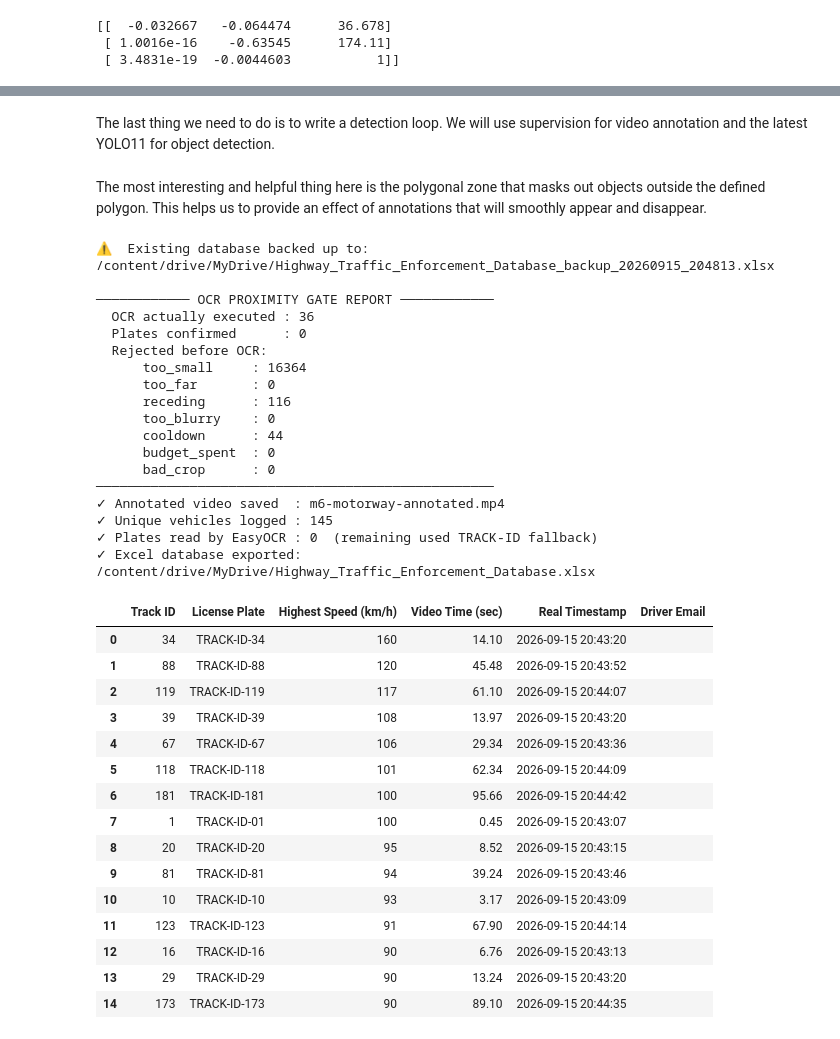
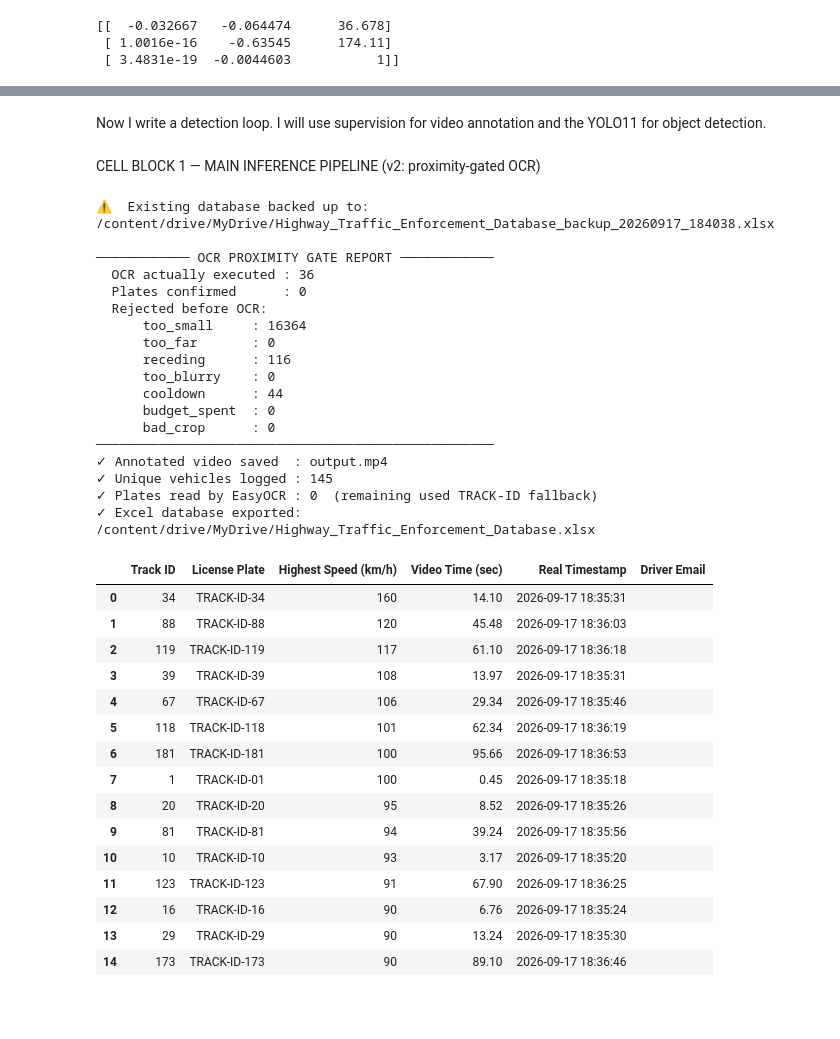
Before and after one commit to JinSakay99/Automobile-Speed-Monitoring-through-Computer-Vision, a Jupyter notebook: ProjectCapstone.ipynb, the cells around one changed output, grey strips where cells are left out. Cells and saved outputs as stored; diff of their text form; code cells hidden in the pictures; blank space fills up the shorter version.

```diff
--- a/ProjectCapstone.ipynb
+++ b/ProjectCapstone.ipynb
@@ -361,7 +356,7 @@ class Speedometer:
     def get_current_speed(self, idx: int) -> int:
         return self._speeds[idx][-1] if self._speeds[idx] else 0
 # %% [markdown]
-The last thing we need to do is to write a detection loop. We will use supervision for video annotation and the latest YOLO11 for object detection.
+Now I write a detection loop. I will use supervision for video annotation and the YOLO11 for object detection.
 # %%
 # Custom color palette for object tracking.
 colors = ("#007fff", "#0072e6", "#0066cc", "#0059b3", "#004c99", "#004080", "#003366", "#00264d")
@@ -394,12 +389,12 @@ label_annotator = sv.RichLabelAnnotator(
     color_lookup=sv.ColorLookup.TRACK,
     text_padding=6,
 )
-# %% [markdown]
-The most interesting and helpful thing here is the polygonal zone that masks out objects outside the defined polygon. This helps us to provide an effect of annotations that will smoothly appear and disappear.
+# %% [markdown]
+CELL BLOCK 1 — MAIN INFERENCE PIPELINE  (v2: proximity-gated OCR)
 # %%
 # ============================================================================
 #  CELL BLOCK 1 — MAIN INFERENCE PIPELINE  (v2: proximity-gated OCR)
-#  Replaces your existing `yolo = YOLO("yolo11m.pt", ...)` + detection-loop cell.
+#
 #
 #  Requires these to already exist from your earlier cells (unchanged):
 #     SOURCE_VIDEO, video_info, FPS, mapper, zone, Speedometer,
@@ -421,7 +416,7 @@ from ultralytics import YOLO
 
 # ----------------------------- CONFIGURATION --------------------------------
 EXCEL_PATH   = "/content/drive/MyDrive/Highway_Traffic_Enforcement_Database.xlsx"
-OUTPUT_VIDEO = "m6-motorway-annotated.mp4"
+OUTPUT_VIDEO = "output.mp4"
 
 CLASSES = [2, 3, 5, 7]          # car, motorcycle, bus, truck
 CONF    = 0.4                   # detection confidence threshold
@@ -430,7 +425,7 @@ CONF    = 0.4                   # detection confidence threshold
 # OCR now fires only when a vehicle is physically close to the camera, is still
 # approaching (not already receding), and the plate patch is actually sharp.
 #
-# Your world mapping is: image y=274 (horizon) -> world y=0
+# My world mapping is: image y=274 (horizon) -> world y=0
 #                        image y=540 (nearest) -> world y=120
 # so LARGER world-y means CLOSER to the camera.
 OCR_MIN_WORLD_Y     = 72.0   # metres: only OCR in the near ~40% of the zone
@@ -783,47 +778,47 @@ print(f"  OCR actually executed : {GATE_STATS['ocr_run']}")
 print(f"  Plates confirmed      : {GATE_STATS['ocr_success']}")
 print("  Rejected before OCR:")
 for reason in ("too_small", "too_far", "receding", "too_blurry",
                "cooldown", "budget_spent", "bad_crop"):
     print(f"      {reason:<14}: {GATE_STATS[reason]}")
 print("───────────────────────────────────────────────────")
 print(f"✓ Annotated video saved  : {OUTPUT_VIDEO}")
 print(f"✓ Unique vehicles logged : {len(telemetry_df)}")
 print(f"✓ Plates read by EasyOCR : {len(PLATE_REGISTRY)}  "
       f"(remaining used TRACK-ID fallback)")
 print(f"✓ Excel database exported: {EXCEL_PATH}")
 telemetry_df.head(15)
 # %% [output]
-⚠️  Existing database backed up to: /content/drive/MyDrive/Highway_Traffic_Enforcement_Database_backup_20260915_204813.xlsx
+⚠️  Existing database backed up to: /content/drive/MyDrive/Highway_Traffic_Enforcement_Database_backup_20260917_184038.xlsx
 
 ──────────── OCR PROXIMITY GATE REPORT ────────────
   OCR actually executed : 36
   Plates confirmed      : 0
   Rejected before OCR:
       too_small     : 16364
       too_far       : 0
       receding      : 116
       too_blurry    : 0
       cooldown      : 44
       budget_spent  : 0
       bad_crop      : 0
 ───────────────────────────────────────────────────
-✓ Annotated video saved  : m6-motorway-annotated.mp4
+✓ Annotated video saved  : output.mp4
 ✓ Unique vehicles logged : 145
 ✓ Plates read by EasyOCR : 0  (remaining used TRACK-ID fallback)
 ✓ Excel database exported: /content/drive/MyDrive/Highway_Traffic_Enforcement_Database.xlsx
 |  | Track ID | License Plate | Highest Speed (km/h) | Video Time (sec) | Real Timestamp | Driver Email |
-| 0 | 34 | TRACK-ID-34 | 160 | 14.10 | 2026-09-15 20:43:20 |  |
-| 1 | 88 | TRACK-ID-88 | 120 | 45.48 | 2026-09-15 20:43:52 |  |
-| 2 | 119 | TRACK-ID-119 | 117 | 61.10 | 2026-09-15 20:44:07 |  |
-| 3 | 39 | TRACK-ID-39 | 108 | 13.97 | 2026-09-15 20:43:20 |  |
-| 4 | 67 | TRACK-ID-67 | 106 | 29.34 | 2026-09-15 20:43:36 |  |
-| 5 | 118 | TRACK-ID-118 | 101 | 62.34 | 2026-09-15 20:44:09 |  |
-| 6 | 181 | TRACK-ID-181 | 100 | 95.66 | 2026-09-15 20:44:42 |  |
-| 7 | 1 | TRACK-ID-01 | 100 | 0.45 | 2026-09-15 20:43:07 |  |
-| 8 | 20 | TRACK-ID-20 | 95 | 8.52 | 2026-09-15 20:43:15 |  |
-| 9 | 81 | TRACK-ID-81 | 94 | 39.24 | 2026-09-15 20:43:46 |  |
-| 10 | 10 | TRACK-ID-10 | 93 | 3.17 | 2026-09-15 20:43:09 |  |
-| 11 | 123 | TRACK-ID-123 | 91 | 67.90 | 2026-09-15 20:44:14 |  |
-| 12 | 16 | TRACK-ID-16 | 90 | 6.76 | 2026-09-15 20:43:13 |  |
-| 13 | 29 | TRACK-ID-29 | 90 | 13.24 | 2026-09-15 20:43:20 |  |
-| 14 | 173 | TRACK-ID-173 | 90 | 89.10 | 2026-09-15 20:44:35 |  |
+| 0 | 34 | TRACK-ID-34 | 160 | 14.10 | 2026-09-17 18:35:31 |  |
+| 1 | 88 | TRACK-ID-88 | 120 | 45.48 | 2026-09-17 18:36:03 |  |
+| 2 | 119 | TRACK-ID-119 | 117 | 61.10 | 2026-09-17 18:36:18 |  |
+| 3 | 39 | TRACK-ID-39 | 108 | 13.97 | 2026-09-17 18:35:31 |  |
+| 4 | 67 | TRACK-ID-67 | 106 | 29.34 | 2026-09-17 18:35:46 |  |
+| 5 | 118 | TRACK-ID-118 | 101 | 62.34 | 2026-09-17 18:36:19 |  |
+| 6 | 181 | TRACK-ID-181 | 100 | 95.66 | 2026-09-17 18:36:53 |  |
+| 7 | 1 | TRACK-ID-01 | 100 | 0.45 | 2026-09-17 18:35:18 |  |
+| 8 | 20 | TRACK-ID-20 | 95 | 8.52 | 2026-09-17 18:35:26 |  |
+| 9 | 81 | TRACK-ID-81 | 94 | 39.24 | 2026-09-17 18:35:56 |  |
+| 10 | 10 | TRACK-ID-10 | 93 | 3.17 | 2026-09-17 18:35:20 |  |
+| 11 | 123 | TRACK-ID-123 | 91 | 67.90 | 2026-09-17 18:36:25 |  |
+| 12 | 16 | TRACK-ID-16 | 90 | 6.76 | 2026-09-17 18:35:24 |  |
+| 13 | 29 | TRACK-ID-29 | 90 | 13.24 | 2026-09-17 18:35:30 |  |
+| 14 | 173 | TRACK-ID-173 | 90 | 89.10 | 2026-09-17 18:36:46 |  |
```
Also changed, not shown: parts of 17 cells of this notebook.
